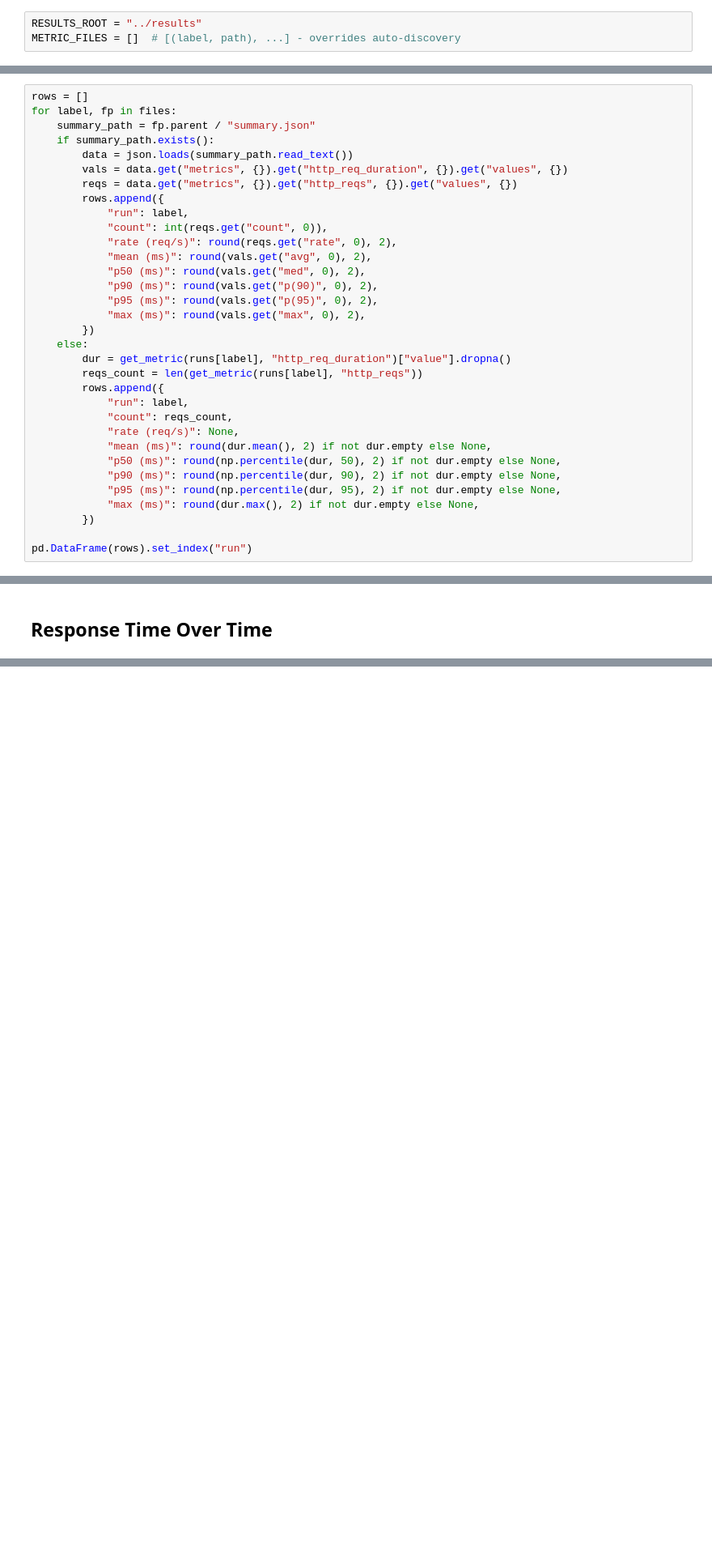
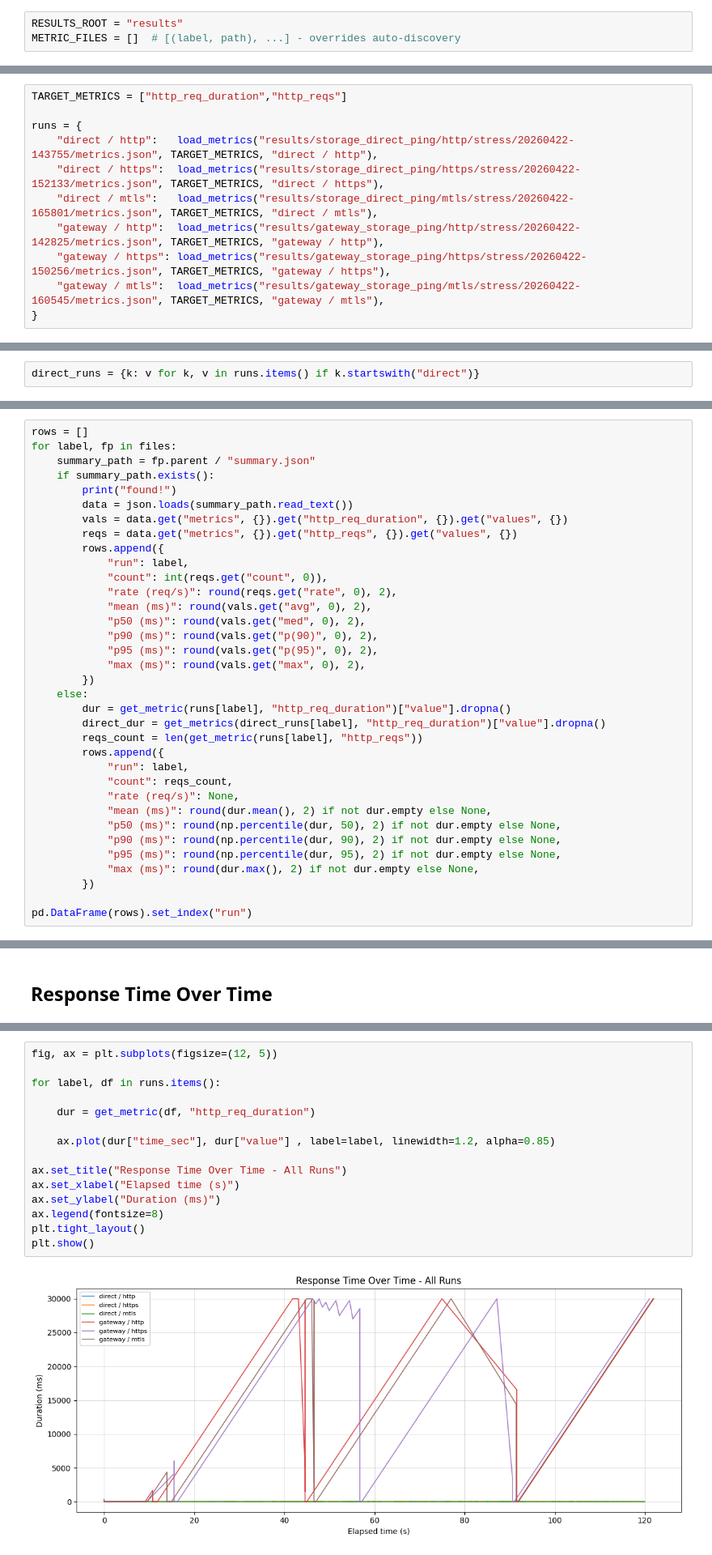
Before and after one commit to JacobDNielsen/FileShare, a Jupyter notebook: src/k6/notebooks/metrics_visualization.ipynb, the cells around one changed output, grey strips where cells are left out. Shown at 81% size. Cells and saved outputs as stored; diff of their text form; blank space fills up the shorter version.

```diff
--- a/src/k6/notebooks/metrics_visualization.ipynb
+++ b/src/k6/notebooks/metrics_visualization.ipynb
@@ -13,6 +13,6 @@ plt.rcParams["figure.figsize"] = (12, 5)
 plt.rcParams["axes.grid"] = True
 plt.rcParams["grid.alpha"] = 0.4
 # %%
-RESULTS_ROOT = "../results"
+RESULTS_ROOT = "results"
 METRIC_FILES = []  # [(label, path), ...] - overrides auto-discovery
 # %%
@@ -41,0 +76,11 @@ for label in runs:
+# %%
+TARGET_METRICS = ["http_req_duration","http_reqs"]
+
+runs = {
+    "direct / http":   load_metrics("results/storage_direct_ping/http/stress/20260422-143755/metrics.json", TARGET_METRICS, "direct / http"),
+    "direct / https":  load_metrics("results/storage_direct_ping/https/stress/20260422-152133/metrics.json", TARGET_METRICS, "direct / https"),
+    "direct / mtls":   load_metrics("results/storage_direct_ping/mtls/stress/20260422-165801/metrics.json", TARGET_METRICS, "direct / mtls"),
+    "gateway / http":  load_metrics("results/gateway_storage_ping/http/stress/20260422-142825/metrics.json", TARGET_METRICS, "gateway / http"),
+    "gateway / https": load_metrics("results/gateway_storage_ping/https/stress/20260422-150256/metrics.json", TARGET_METRICS, "gateway / https"),
+    "gateway / mtls":  load_metrics("results/gateway_storage_ping/mtls/stress/20260422-160545/metrics.json", TARGET_METRICS, "gateway / mtls"),
+}
@@ -45,3 +111,5 @@ def get_metric(df, name):
+# %%
+direct_runs = {k: v for k, v in runs.items() if k.startswith("direct")}
 # %% [markdown]
 ## Summary Stats
 # %%
@@ -49,6 +117,7 @@ rows = []
 for label, fp in files:
     summary_path = fp.parent / "summary.json"
     if summary_path.exists():
+        print("found!")
         data = json.loads(summary_path.read_text())
         vals = data.get("metrics", {}).get("http_req_duration", {}).get("values", {})
         reqs = data.get("metrics", {}).get("http_reqs", {}).get("values", {})
@@ -64,6 +133,7 @@ for label, fp in files:
         })
     else:
         dur = get_metric(runs[label], "http_req_duration")["value"].dropna()
+        direct_dur = get_metrics(direct_runs[label], "http_req_duration")["value"].dropna()
         reqs_count = len(get_metric(runs[label], "http_reqs"))
         rows.append({
             "run": label,
@@ -144,0 +248,17 @@ plt.show()
+# %%
+fig, ax = plt.subplots(figsize=(12, 5))
+
+for label, df in runs.items():
+
+    dur = get_metric(df, "http_req_duration")
+
+    ax.plot(dur["time_sec"], dur["value"] , label=label, linewidth=1.2, alpha=0.85)
+
+ax.set_title("Response Time Over Time - All Runs")
+ax.set_xlabel("Elapsed time (s)")
+ax.set_ylabel("Duration (ms)")
+ax.legend(fontsize=8)
+plt.tight_layout()
+plt.show()
+# %% [output]
+[figure, added]
```
Also changed, not shown: parts of 14 cells of this notebook.
